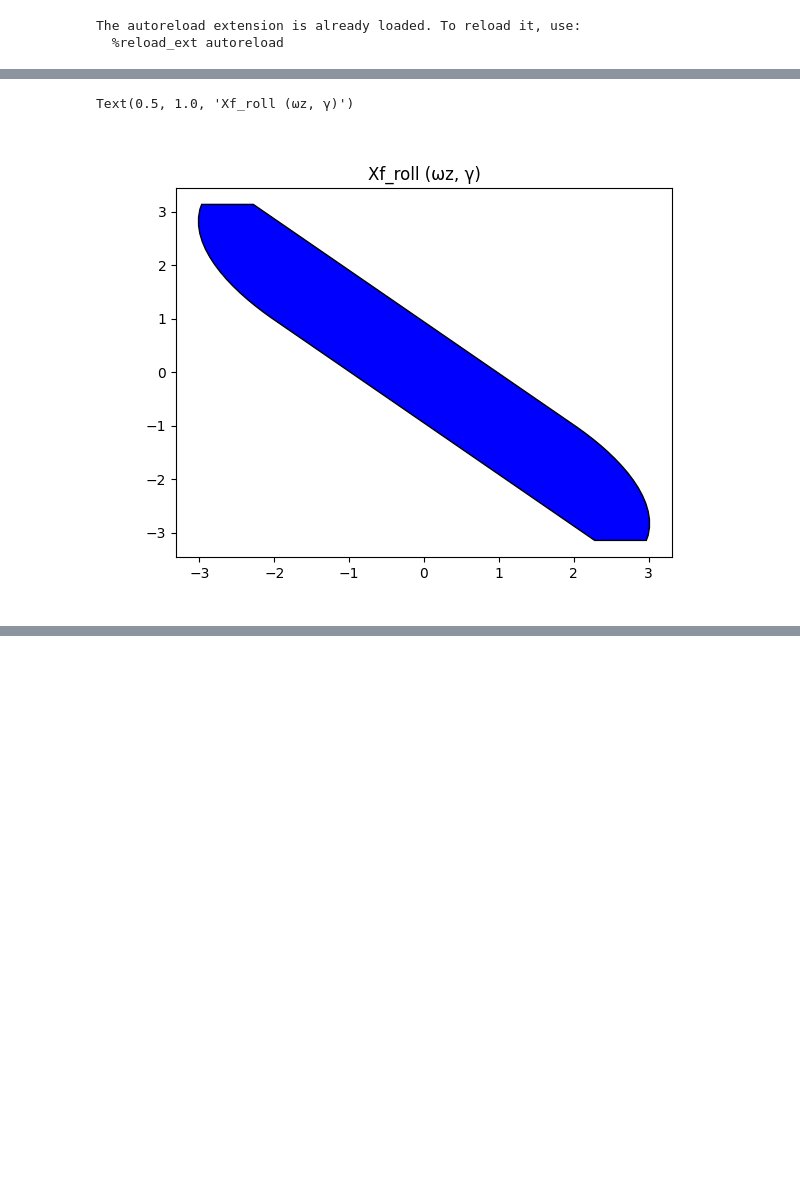
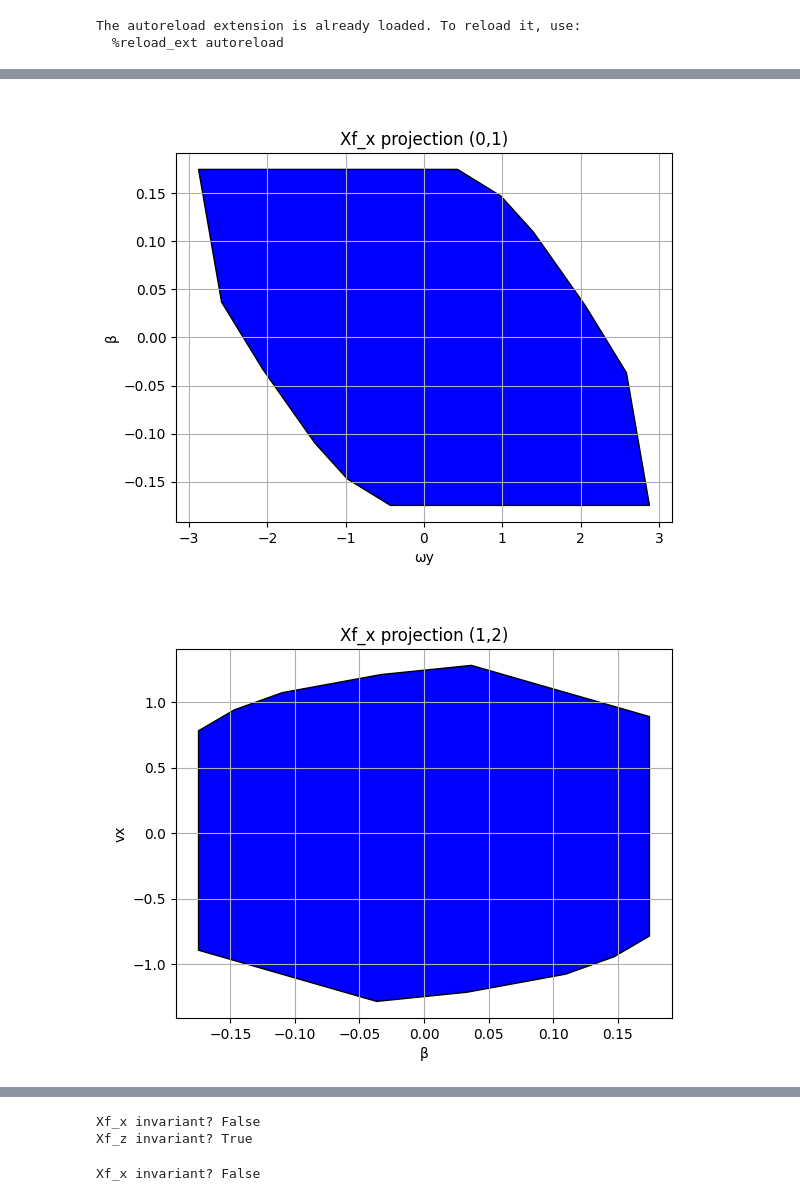
Before and after one commit to luca-favre/MPC, a Jupyter notebook: project/Deliverable_3_1/Deliverable_3_1.ipynb, the cells around one changed output, grey strips where cells are left out. Saved outputs shown, nothing was run; the diff lists cells and outputs as text; code cells hidden in the pictures; blank space fills up the shorter version.

```diff
--- a/project/Deliverable_3_1/Deliverable_3_1.ipynb
+++ b/project/Deliverable_3_1/Deliverable_3_1.ipynb
@@ -69,14 +85,0 @@ AppLayout(children=(HBox(children=(Play(value=0, description='Press play', max=1
-# %%
-import matplotlib.pyplot as plt
-
-fig, ax = plt.subplots()
-mpc.mpc_x.Xf.projection(dims=(0,1)).plot(ax)
-ax.set_title("Xf_x proj (ωy, β)")
-
-fig, ax = plt.subplots()
-mpc.mpc_x.Xf.projection(dims=(1,2)).plot(ax)
-ax.set_title("Xf_x proj (β, vx)")
-
-fig, ax = plt.subplots()
-mpc.mpc_y.Xf.projection(dims=(0,1)).plot(ax)
-ax.set_title("Xf_y proj (ωx, α)")
@@ -88,7 +85,0 @@ Text(0.5, 1.0, 'Xf_y proj (ωx, α)')
-# %%
-fig, ax = plt.subplots()
-mpc.mpc_roll.Xf.plot(ax)
-ax.set_title("Xf_roll (ωz, γ)")
-# %% [output]
-Text(0.5, 1.0, 'Xf_roll (ωz, γ)')
-[figure, removed]
@@ -94,0 +159,15 @@ Text(0.5, 1.0, 'Xf_roll (ωz, γ)')
+# %%
+# x-vel: [ωy, β, vx]
+plot_terminal_set(mpc.mpc_x.Xf, title="Xf_x", state_labels=["ωy", "β", "vx"])
+
+# y-vel: [ωx, α, vy]
+plot_terminal_set(mpc.mpc_y.Xf, title="Xf_y", state_labels=["ωx", "α", "vy"])
+
+# z-vel: [vz]  (1D)
+plot_terminal_set(mpc.mpc_z.Xf, title="Xf_z", state_labels=["vz"])
+
+# roll: [ωz, γ] (2D)
+plot_terminal_set(mpc.mpc_roll.Xf, title="Xf_roll", state_labels=["ωz", "γ"])
+# %% [output]
+[figure, added]
+[figure, added]
@@ -94,0 +180,40 @@ Text(0.5, 1.0, 'Xf_roll (ωz, γ)')
+# %%
+import numpy as np
+
+def check_invariance(Xf, Acl, ntests=2000):
+    # échantillonne des points dans Xf via des LP sur des directions aléatoires (simple mais efficace)
+    # on prend juste des points “sur les bords” en max/min dans des directions
+    from scipy.optimize import linprog
+
+    A = Xf.A
+    b = Xf.b
+    n = A.shape[1]
+
+    for _ in range(ntests):
+        c = np.random.randn(n)
+        # max c^T x  <=>  min -c^T x
+        res = linprog(c=-c, A_ub=A, b_ub=b, bounds=[(None,None)]*n, method="highs")
+        if not res.success:
+            continue
+        x = res.x
+        x_next = Acl @ x
+
+        # vérifie x_next ∈ Xf  <=>  A x_next <= b
+        if np.any(A @ x_next > b -0.3):
+            return False
+    return True
+# Exemple x-subsystem
+Acl_x = mpc.mpc_x.A + mpc.mpc_x.B @ mpc.mpc_x.K
+print("Xf_x invariant?", check_invariance(mpc.mpc_x.Xf, Acl_x))
+
+# z-subsystem
+Acl_z = mpc.mpc_z.A + mpc.mpc_z.B @ mpc.mpc_z.K
+print("Xf_z invariant?", check_invariance(mpc.mpc_z.Xf, Acl_z))
+# %% [output]
+Xf_x invariant? False
+Xf_z invariant? True
+# %%
+Acl_y = mpc.mpc_y.A + mpc.mpc_y.B @ mpc.mpc_y.K
+print("Xf_x invariant?", check_invariance(mpc.mpc_y.Xf, Acl_y))
+# %% [output]
+Xf_x invariant? False
```
Also changed, not shown: parts of 6 cells of this notebook, 1 other file.
